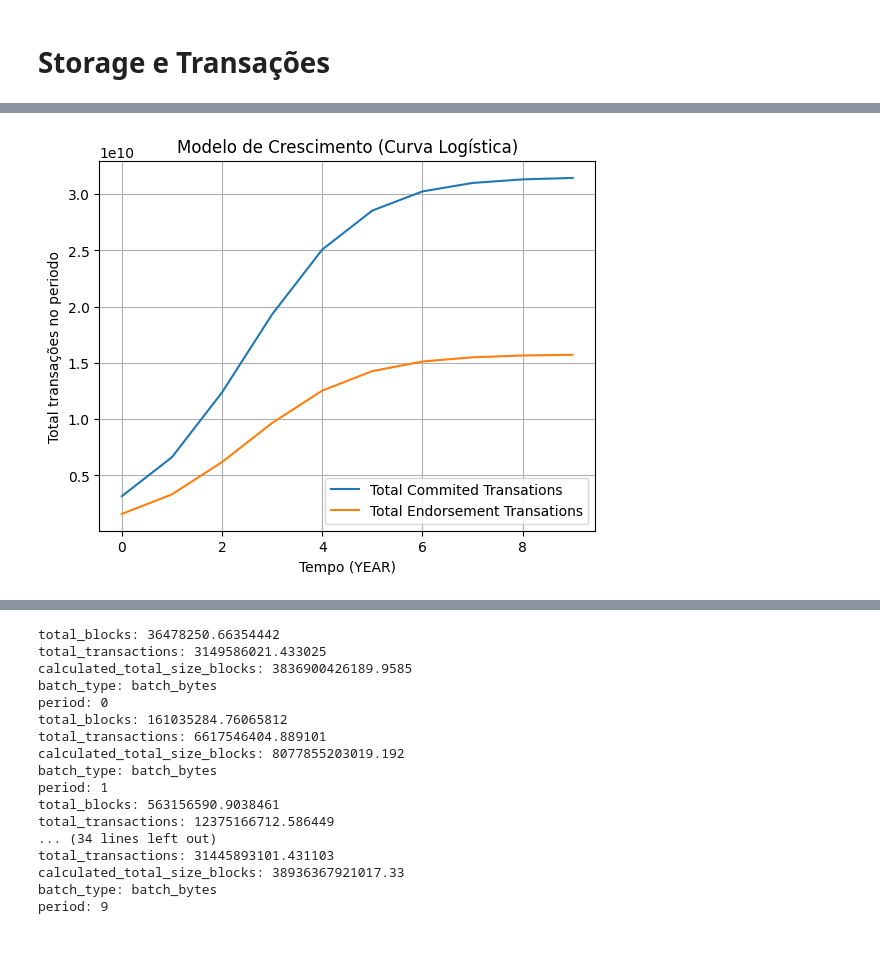
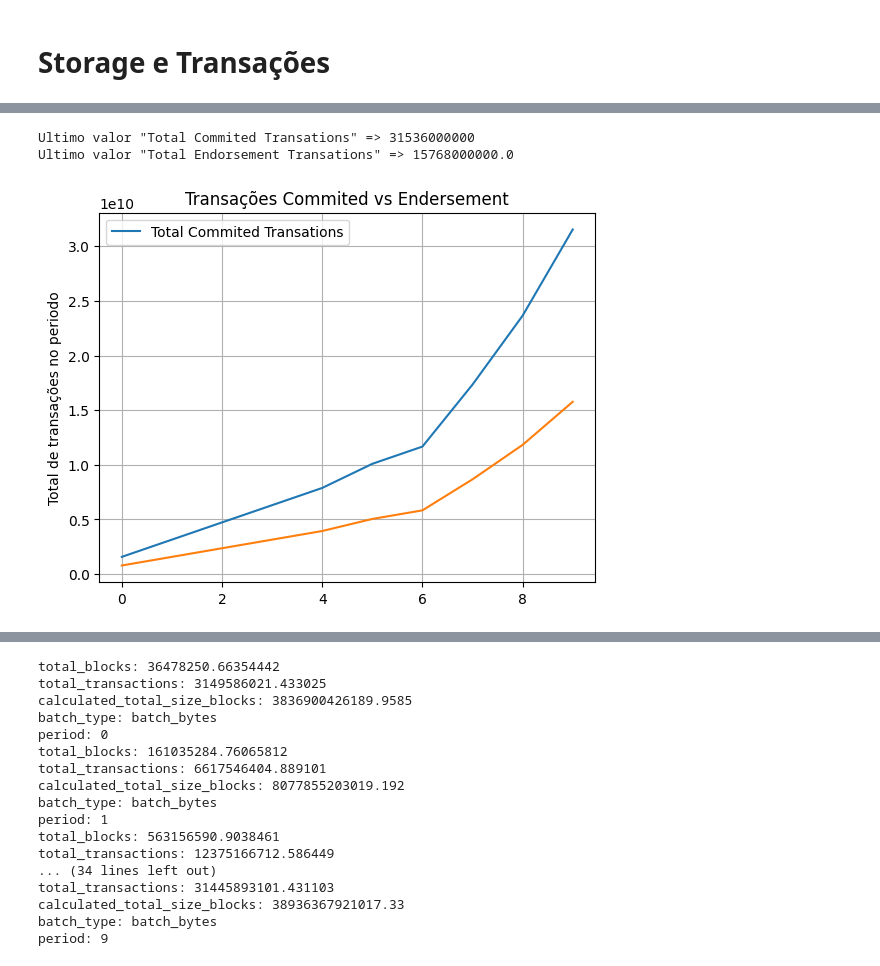
Before and after one commit to gilbertokoerbes/TCCII_Blockchain_Predict, a Jupyter notebook: predict.ipynb, the cells around one changed output, grey strips where cells are left out. Drawn from its saved outputs; the diff is of its cells as text; code cells hidden in the pictures.

```diff
--- a/predict.ipynb
+++ b/predict.ipynb
@@ -98,3 +149,5 @@ TypeError: can't multiply sequence by non-int of type 'float'
+# %%
+endorsement_transations = total_transactions_by_period * CONF['EndorsementPolicy']
 # %% [markdown]
 # Storage e Transações
 # %%
@@ -113,16 +160,13 @@ plt.show()
-# %%
-fig, ax = plt.subplots()
-
-ax.plot(t, total_transactions_by_period, label='Total Commited Transations')
-ax.plot(t, endorsement_transations, label='Total Endorsement Transations')
-plt.xlabel(f'Tempo ({PREDICT_TYPE})')
-plt.ylabel('Total transações no periodo')
-plt.title('Modelo de Crescimento (Curva Logística)')
-plt.legend()
-plt.grid(True)
-plt.show()
-# %% [output]
-[figure, removed]
+# %%
+fig, ax = simple_plot(x= t, y= total_transactions_by_period, line_label='Total Commited Transations', ylabel= 'Total de transações no periodo', title= 'Transações Commited vs Endersement', tlabel_style='sci')
+ax.plot(t, endorsement_transations, label='Total Endorsement Transations')
+print(f'Ultimo valor "Total Endorsement Transations" => {endorsement_transations[-1]}')
+
+plt.show()
+# %% [output]
+Ultimo valor "Total Commited Transations" => 31536000000
+Ultimo valor "Total Endorsement Transations" => 15768000000.0
+[figure, added]
 # %%
 
 blockchain_predict = predict.blockchain_predict()
```
Also changed, not shown: parts of 11 cells of this notebook.
